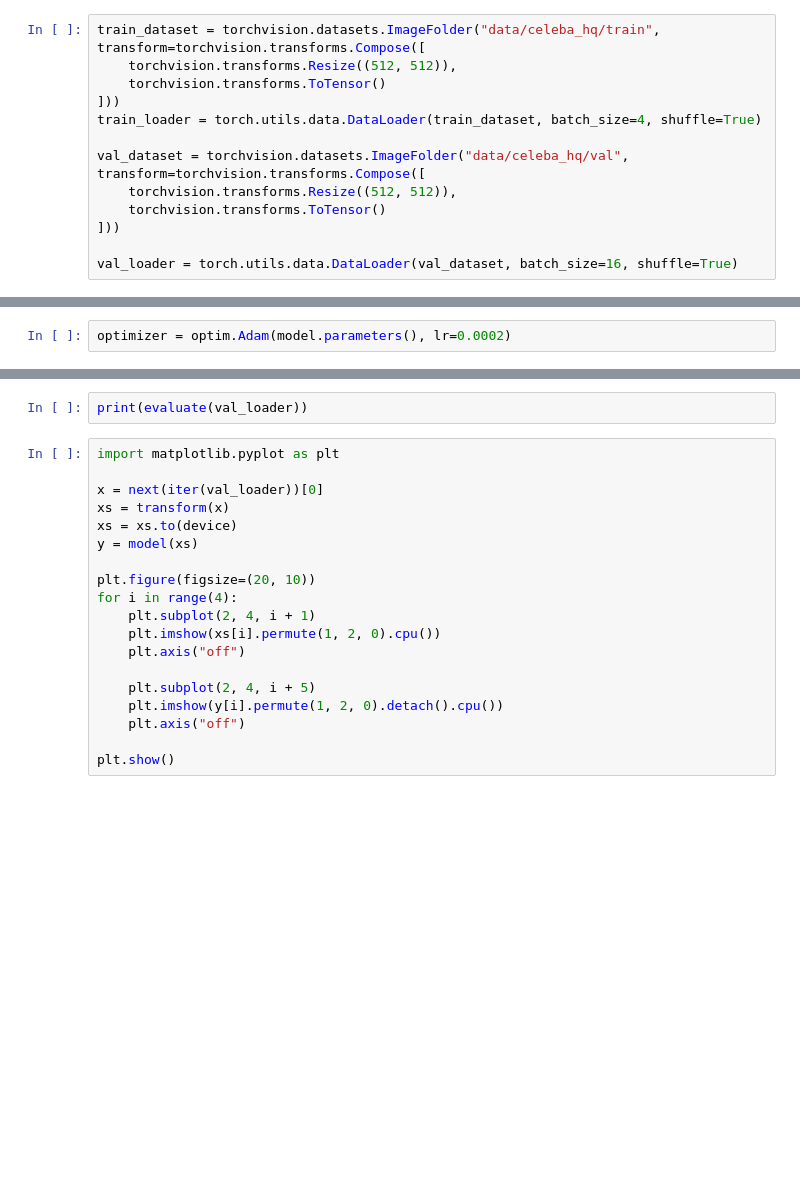
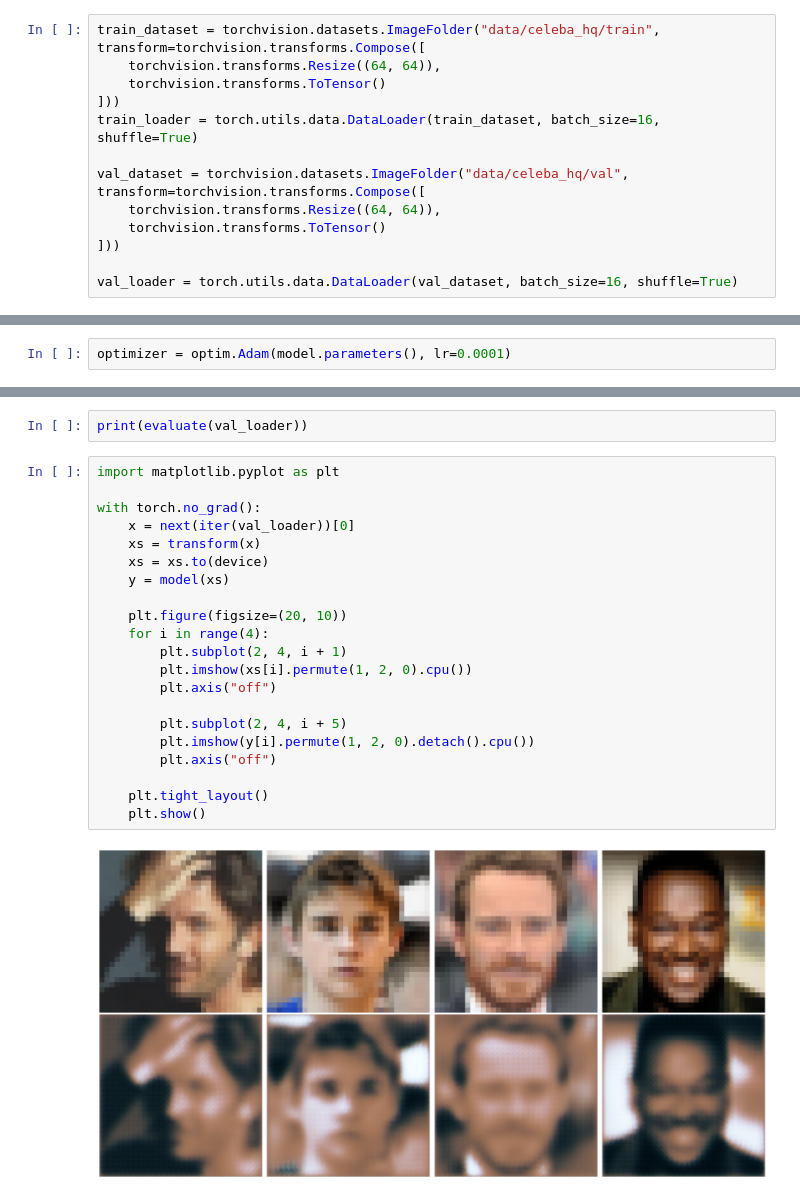
Before and after one commit to karanravindra/nn-zoo, a Jupyter notebook: projects/paper-implementations/image-generation/super-res/main.ipynb, the cells around one changed output, grey strips where cells are left out. Cells and saved outputs as stored; diff of their text form; blank space fills up the shorter version.

```diff
--- a/projects/paper-implementations/image-generation/super-res/main.ipynb
+++ b/projects/paper-implementations/image-generation/super-res/main.ipynb
@@ -10,13 +10,13 @@ import tqdm
 from ema_pytorch import EMA
 # %%
 train_dataset = torchvision.datasets.ImageFolder("data/celeba_hq/train", transform=torchvision.transforms.Compose([
-    torchvision.transforms.Resize((512, 512)),
+    torchvision.transforms.Resize((64, 64)),
     torchvision.transforms.ToTensor()
 ]))
-train_loader = torch.utils.data.DataLoader(train_dataset, batch_size=4, shuffle=True)
+train_loader = torch.utils.data.DataLoader(train_dataset, batch_size=16, shuffle=True)
 
 val_dataset = torchvision.datasets.ImageFolder("data/celeba_hq/val", transform=torchvision.transforms.Compose([
-    torchvision.transforms.Resize((512, 512)),
+    torchvision.transforms.Resize((64, 64)),
     torchvision.transforms.ToTensor()
 ]))
 
@@ -64,5 +48,5 @@ criterion = nn.MSELoss(reduction='mean')
 # %%
-optimizer = optim.Adam(model.parameters(), lr=0.0002)
+optimizer = optim.Adam(model.parameters(), lr=0.0001)
 # %%
 ema = EMA(model, beta=0.9999, update_every=1)
 # %%
@@ -118,19 +125,23 @@ print(evaluate(val_loader))
 # %%
 import matplotlib.pyplot as plt
 
-x = next(iter(val_loader))[0]
-xs = transform(x)
-xs = xs.to(device)
-y = model(xs)
+with torch.no_grad():
+    x = next(iter(val_loader))[0]
+    xs = transform(x)
+    xs = xs.to(device)
+    y = model(xs)
 
-plt.figure(figsize=(20, 10))
-for i in range(4):
-    plt.subplot(2, 4, i + 1)
-    plt.imshow(xs[i].permute(1, 2, 0).cpu())
-    plt.axis("off")
+    plt.figure(figsize=(20, 10))
+    for i in range(4):
+        plt.subplot(2, 4, i + 1)
+        plt.imshow(xs[i].permute(1, 2, 0).cpu())
+        plt.axis("off")
 
-    plt.subplot(2, 4, i + 5)
-    plt.imshow(y[i].permute(1, 2, 0).detach().cpu())
-    plt.axis("off")
+        plt.subplot(2, 4, i + 5)
+        plt.imshow(y[i].permute(1, 2, 0).detach().cpu())
+        plt.axis("off")
 
-plt.show()
+    plt.tight_layout()
+    plt.show()
+# %% [output]
+[figure, added]
```
Also changed, not shown: parts of 3 cells of this notebook, 4 other files.
